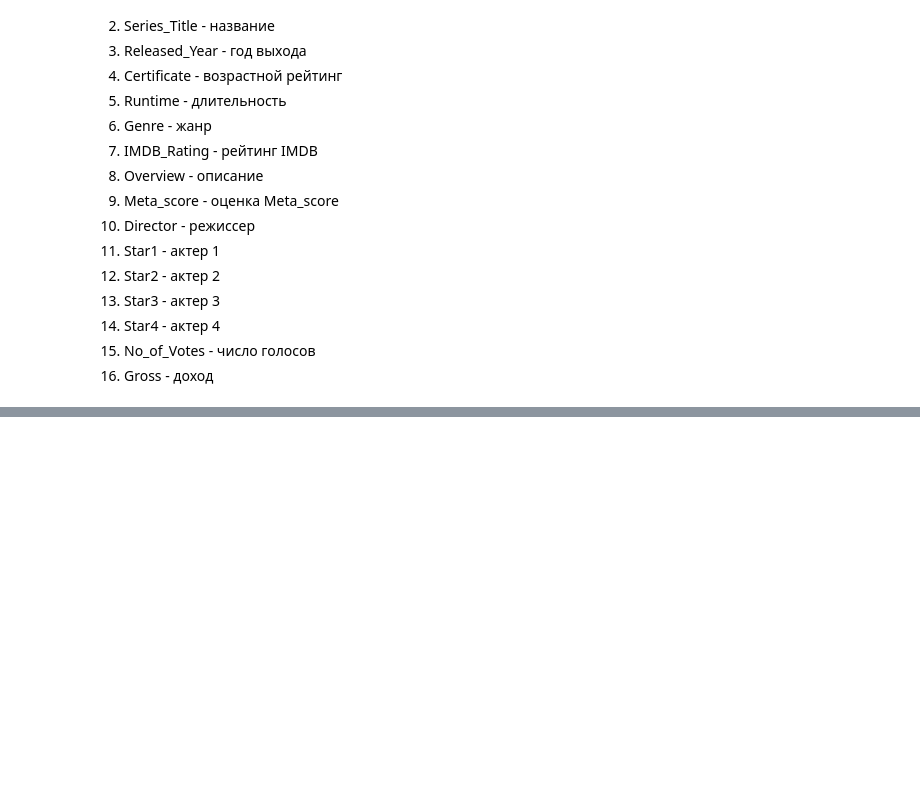
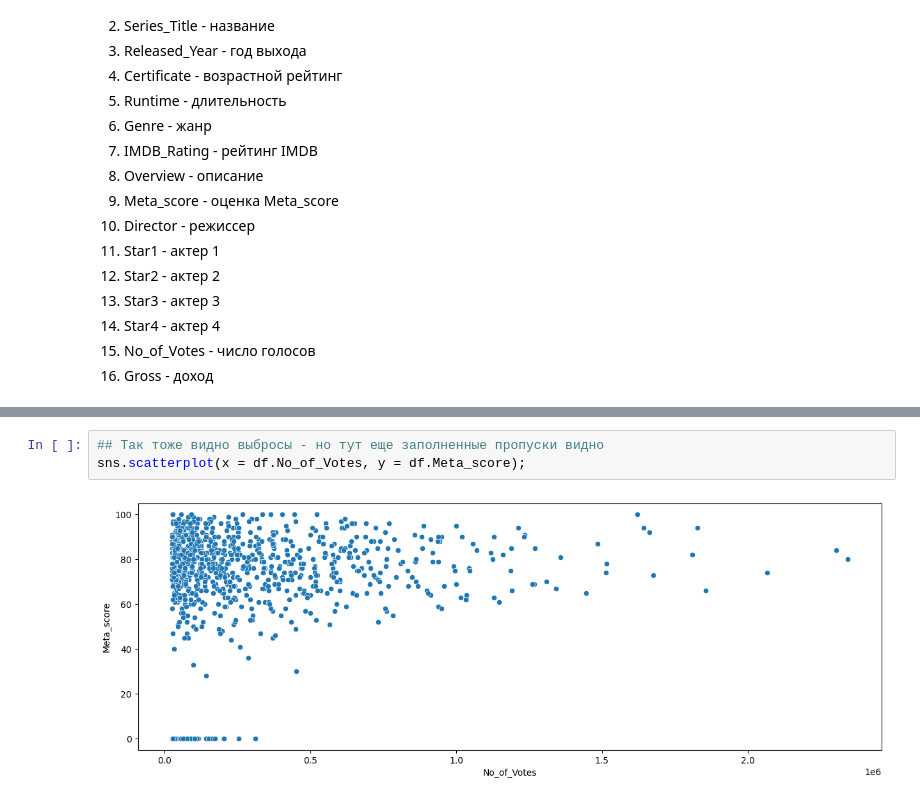
Before and after one commit to Jnesmey/Pipelines, a Jupyter notebook: Exploratory Data Analysis/Outlier.ipynb, the cells around one changed output, grey strips where cells are left out. Drawn from its saved outputs; the diff is of its cells as text; blank space fills up the shorter version.

```diff
--- a/Exploratory Data Analysis/Outlier.ipynb
+++ b/Exploratory Data Analysis/Outlier.ipynb
@@ -101,0 +115,5 @@ for i,j in enumerate(df.columns):
+# %%
+## Так тоже видно выбросы - но тут еще заполненные пропуски видно
+sns.scatterplot(x = df.No_of_Votes, y = df.Meta_score);
+# %% [output]
+[figure, added]
```
Also changed, not shown: parts of 20 cells of this notebook.
